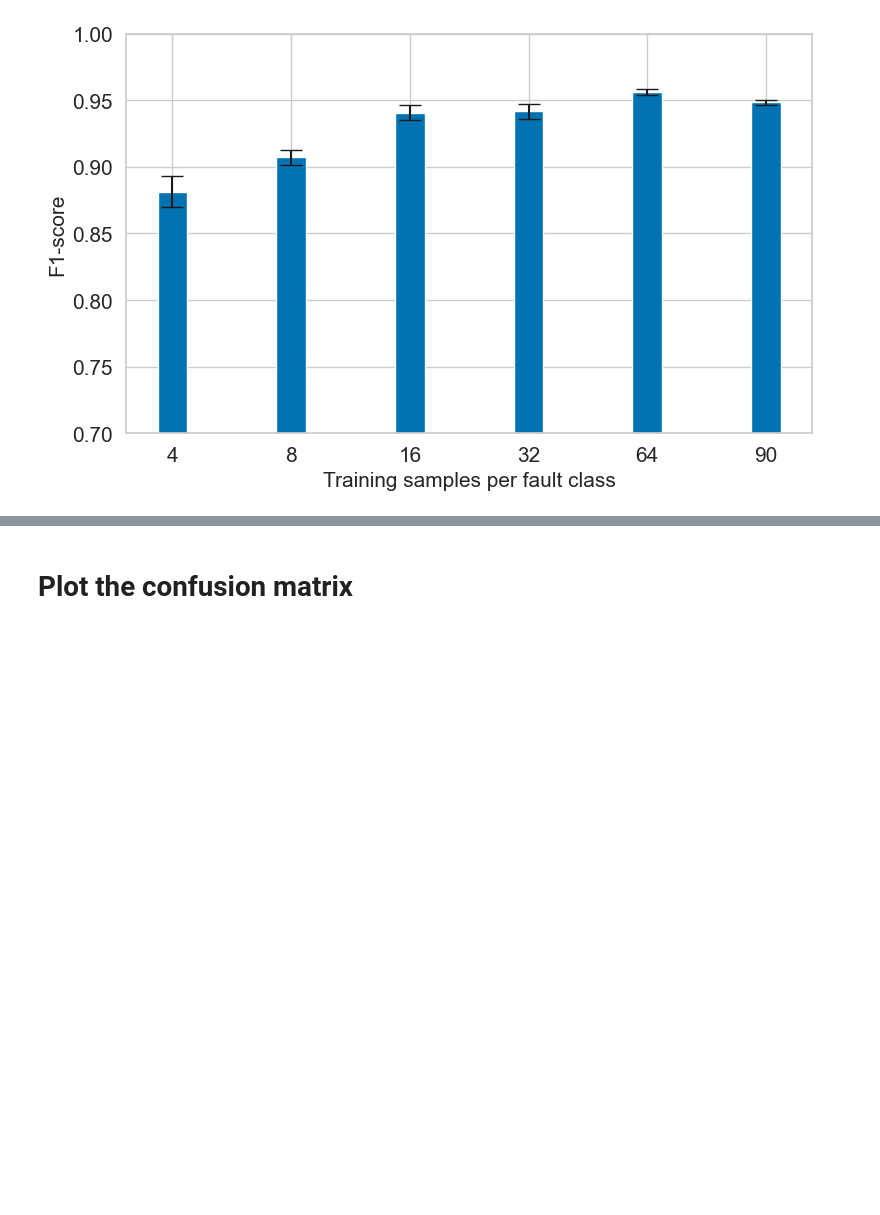
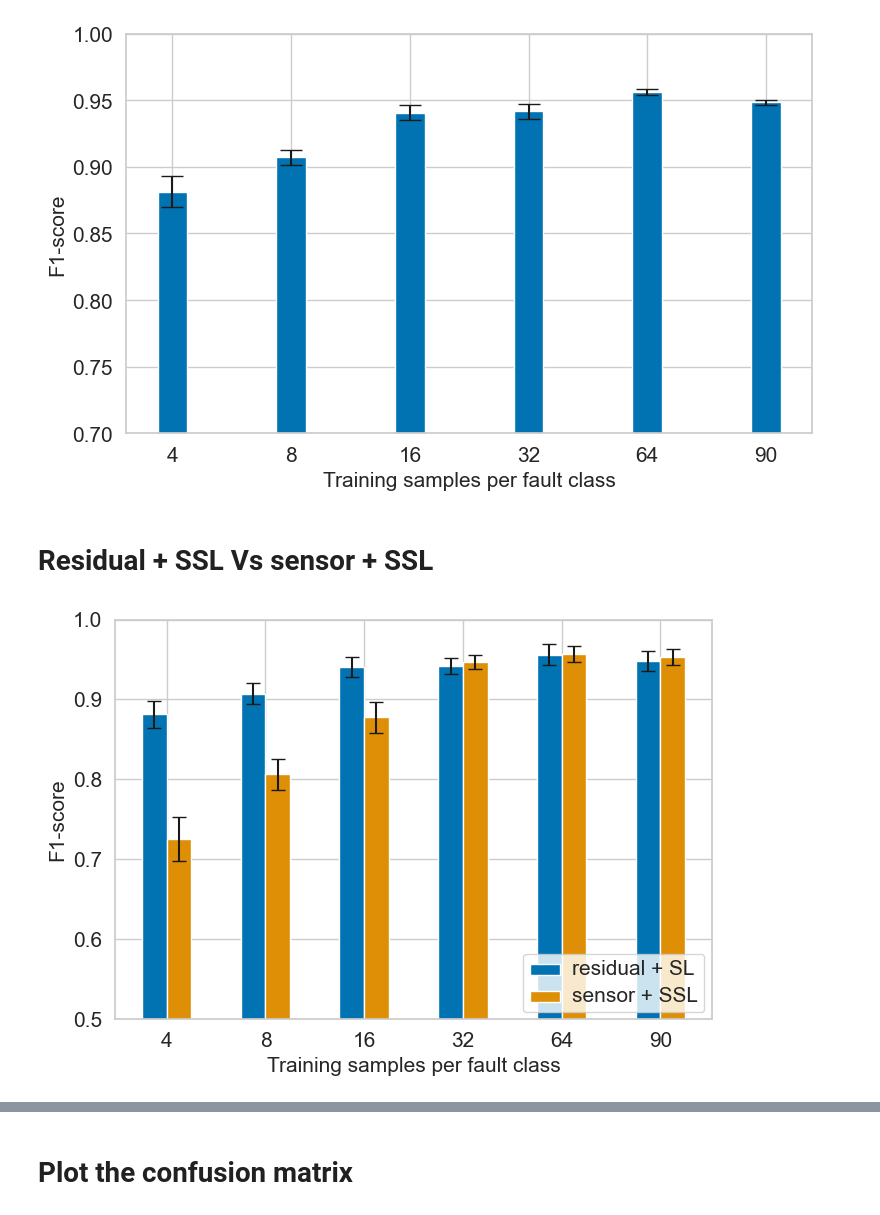
Before and after one commit to mohan696matlab/SSL_based_Hybrid_FDI, a Jupyter notebook: Plots_paper.ipynb, the cells around one changed output, grey strips where cells are left out. Saved outputs shown, nothing was run; the diff lists cells and outputs as text; code cells hidden in the pictures; blank space fills up the shorter version.

```diff
--- a/Plots_paper.ipynb
+++ b/Plots_paper.ipynb
@@ -416,3 +416,45 @@ fig.savefig('Plots/Hybrid_method_F1_dataSamples.pdf', dpi=300)
 plt.show()
 # %% [output]
 [figure]
+# %% [markdown]
+# Residual + SSL Vs sensor + SSL
+# %%
+df = pd.read_csv('experiment_results.csv')
+# Plot the line plot
+sns.set(style="whitegrid", palette="colorblind")
+
+fig, ax = plt.subplots(figsize=(7,5))
+
+
+set_of_samples = df['No training samples'].unique()
+bar_width = 0.25
+index = np.arange(len(set_of_samples))
+
+
+plt.bar(index - 0.5 * bar_width, df[df['Model']=='residual + SSL']['Mean F1 score'], bar_width, yerr=df[df['Model']=='residual + SL']['Error'], capsize=5, label='residual + SL')
+plt.bar(index + 0.5 * bar_width, df[df['Model']=='sensor + SSL']['Mean F1 score'], bar_width, yerr=df[df['Model']=='sensor + SSL']['Error'], capsize=5, label='sensor + SSL')
+
+
+plt.xlabel('Training samples per fault class',fontsize=15)
+plt.ylabel('F1-score',fontsize=15)
+# plt.title('Comparison of Different Models for Varying Window Lengths')
+plt.xticks(index, [str(w) for w in set_of_samples])
+
+# Increase the font size of x and y ticks
+plt.xticks(fontsize=15)
+plt.yticks(fontsize=15)
+
+# Increase the legend font size
+legend = plt.legend(loc='lower right')
+for item in legend.get_texts():
+    item.set_fontsize(15)
+plt.grid(visible=True)
+
+plt.ylim(0.5,1)
+plt.tight_layout()
+# Increase DPI and save the figure
+fig.savefig('Plots/effect_of_ARR_Vs_Sensor.pdf', dpi=300)
+# Display the plot
+plt.show()
+# %% [output]
+[figure, added]
```
Also changed, not shown: parts of 2 cells of this notebook, 2 other files.
